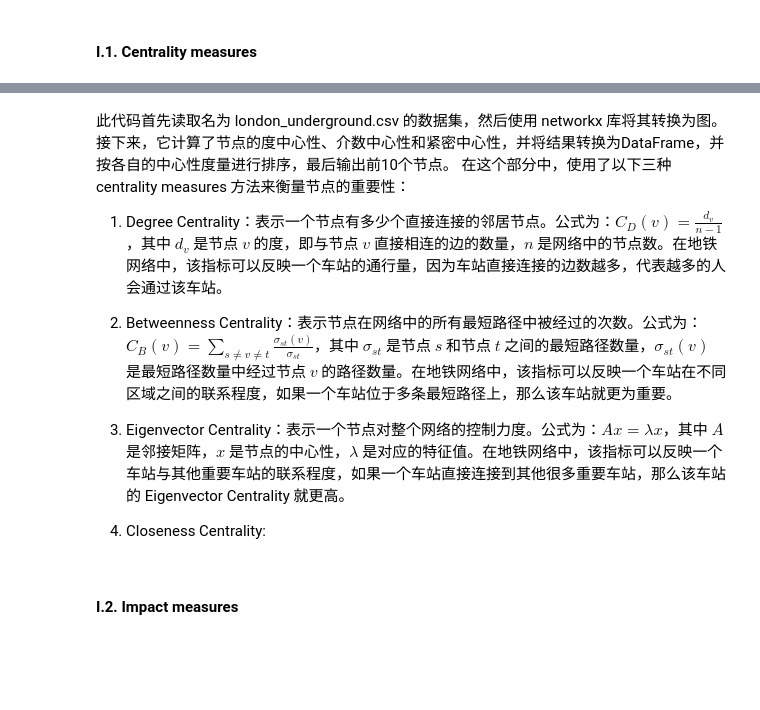
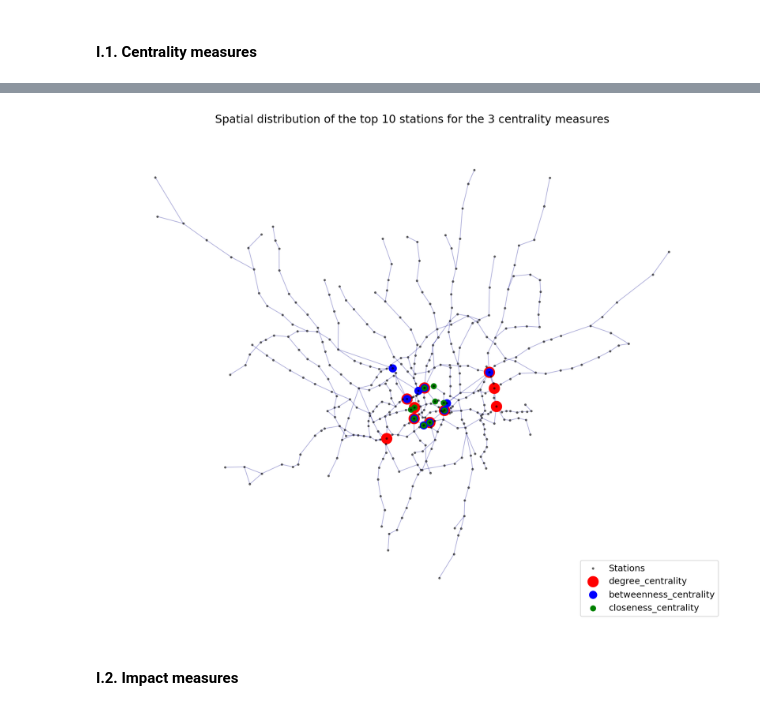
Before and after one commit to ZongheMa/CASA0002_Urban_Simulation, a Jupyter notebook: Urban Simulation Assessment.ipynb, the cells around one changed output, grey strips where cells are left out. Saved outputs shown, nothing was run; the diff lists cells and outputs as text; code cells hidden in the pictures; blank space fills up the shorter version.

```diff
--- a/Urban Simulation Assessment.ipynb
+++ b/Urban Simulation Assessment.ipynb
@@ -57 +111,31 @@ print("\nTop 10 ranked nodes for Closeness Centrality:\n", clo_cen_df.head(10))
+# %%
+# Define color and size for each centrality measure
+colors = ['red', 'blue', 'green']
+sizes = [200, 100, 50]
+
+# Create a scatter plot of the stations
+fig, ax = plt.subplots(figsize=(15, 12), dpi=150)
+
+# # Plot the London tube map as a background
+nx.draw_networkx_edges(G, pos, edge_color='darkblue', alpha=0.3)
+nx.draw_networkx_nodes(G, pos, node_size=5, node_color='black', alpha=0.5, label='Stations')
+
+# Loop through the top 10 stations for each centrality measure
+for i, df in enumerate([deg_cen_df.head(10), bet_cen_df.head(10), clo_cen_df.head(10)]):
+    # Get the x and y coordinates of each station
+    x = [G.nodes[node]['x'] for node in df['station']]
+    y = [G.nodes[node]['y'] for node in df['station']]
+
+    # Plot the stations as a scatter plot with different color and size for each centrality measure
+    ax.scatter(x, y, color=colors[i], s=sizes[i], label=df.columns[1])
+
+# Add a title and legend to the plot
+plt.title('Spatial distribution of the top 10 stations for the 3 centrality measures', fontsize=15)
+plt.legend(loc='lower right', fontsize=12)
+
+# Hide the axis and show the plot
+plt.axis('off')
+plt.show()
+# %% [output]
+[figure, added]
 # %%
@@ -68,12 +152,3 @@ print("Edge attributes: ", G.edges(data=True))
-# %% [markdown]
-此代码首先读取名为 london_underground.csv 的数据集，然后使用 networkx 库将其转换为图。接下来，它计算了节点的度中心性、介数中心性和紧密中心性，并将结果转换为DataFrame，并按各自的中心性度量进行排序，最后输出前10个节点。
-在这个部分中，使用了以下三种 centrality measures 方法来衡量节点的重要性：
-1. Degree Centrality：表示一个节点有多少个直接连接的邻居节点。公式为：$C_D(v) = \frac{d_v}{n-1}$，其中 $d_v$ 是节点 $v$ 的度，即与节点 $v$ 直接相连的边的数量，$n$ 是网络中的节点数。在地铁网络中，该指标可以反映一个车站的通行量，因为车站直接连接的边数越多，代表越多的人会通过该车站。
-
-2. Betweenness Centrality：表示节点在网络中的所有最短路径中被经过的次数。公式为：$C_B(v) = \sum_{s \neq v \neq t} \frac{\sigma_{st}(v)}{\sigma_{st}}$，其中 $\sigma_{st}$ 是节点 $s$ 和节点 $t$ 之间的最短路径数量，$\sigma_{st}(v)$ 是最短路径数量中经过节点 $v$ 的路径数量。在地铁网络中，该指标可以反映一个车站在不同区域之间的联系程度，如果一个车站位于多条最短路径上，那么该车站就更为重要。
-
-3. Eigenvector Centrality：表示一个节点对整个网络的控制力度。公式为：$Ax = \lambda x$，其中 $A$ 是邻接矩阵，$x$ 是节点的中心性，$\lambda$ 是对应的特征值。在地铁网络中，该指标可以反映一个车站与其他重要车站的联系程度，如果一个车站直接连接到其他很多重要车站，那么该车站的 Eigenvector Centrality 就更高。
-4. Closeness Centrality:
 # %% [markdown]
 #### I.2. Impact measures
 # %%
```
Also changed, not shown: parts of 40 cells of this notebook, 2 other files.
